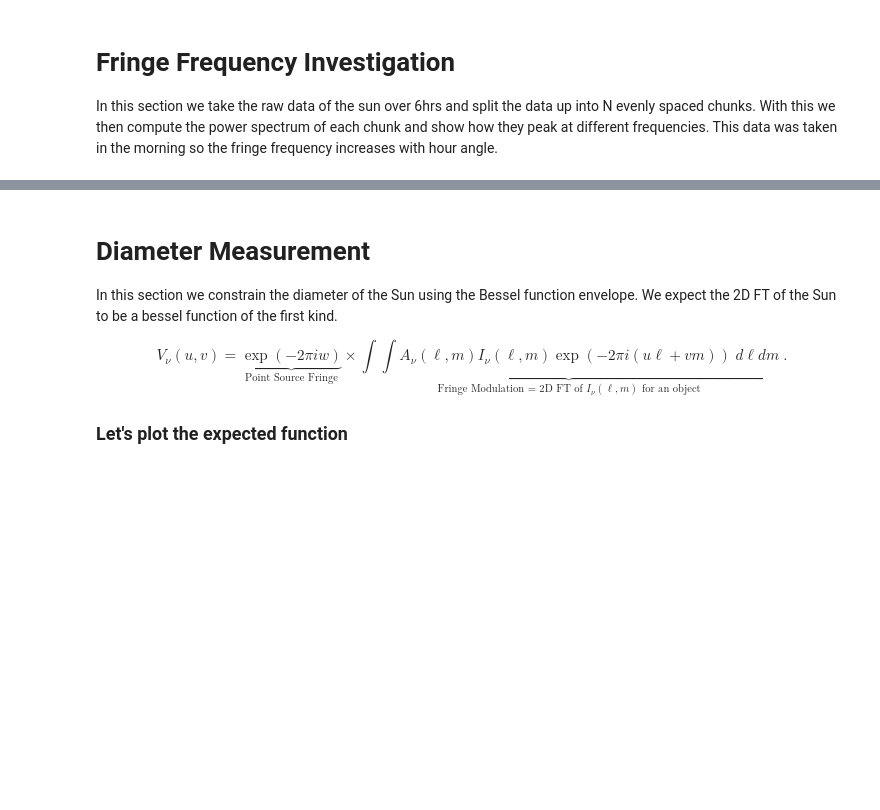
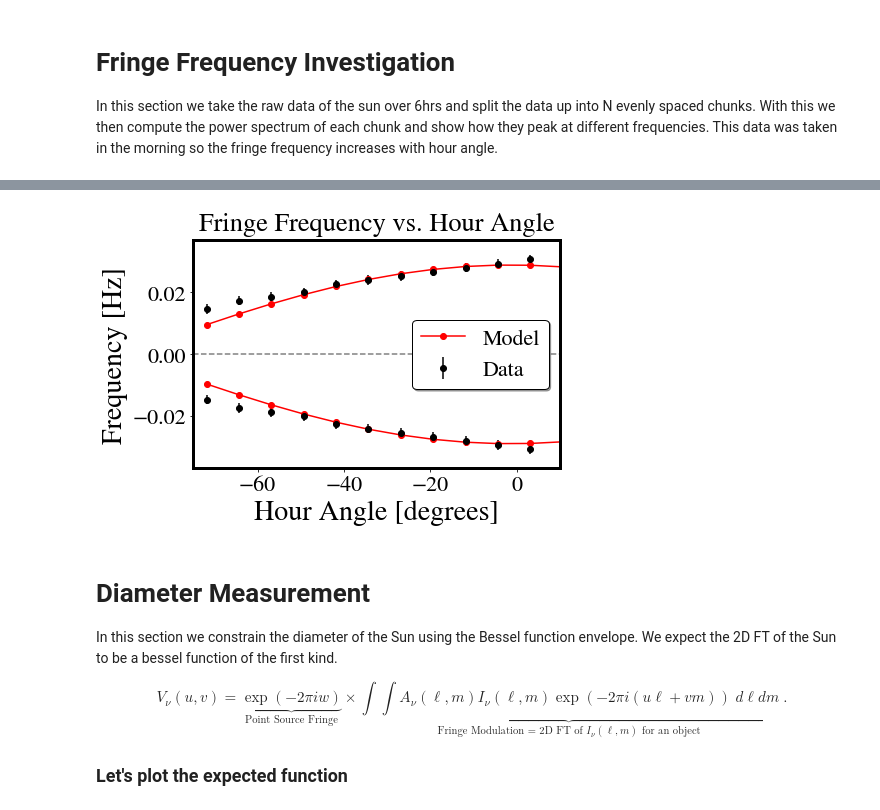
Before and after one commit to James11222/radiolab_repo, a Jupyter notebook: lab3/James/diameter_fitting.ipynb, the cells around one changed output, grey strips where cells are left out. Saved outputs shown, nothing was run; the diff lists cells and outputs as text; code cells hidden in the pictures; blank space fills up the shorter version.

```diff
--- a/lab3/James/diameter_fitting.ipynb
+++ b/lab3/James/diameter_fitting.ipynb
@@ -125,3 +166,20 @@ plt.show()
+# %%
+plt.figure(figsize=(7,5))
+plt.plot(ha_peaks, ff / 1.3, 'r', marker='o', label="Model")
+plt.plot(ha_peaks, ff*-1 / 1.3 , 'r', marker='o')
+plt.errorbar(ha_peaks, p_freqs,yerr=0.0015, color="black", fmt="o", label="Data")
+plt.errorbar(ha_peaks, n_freqs,yerr=0.0015, color="black", fmt="o")
+plt.xlabel('Hour Angle [degrees]', fontsize=28)
+plt.ylabel('Frequency [Hz]', fontsize=28)
+plt.title('Fringe Frequency vs. Hour Angle', pad=10)
+plt.hlines(y=0, xmin=-75, xmax=20, color="grey", linestyle="--")
+plt.xlim(-75,10)
+plt.legend(edgecolor="black", shadow=True)
+plt.tight_layout()
+# plt.savefig("Fringe_Frequency.pdf", dpi=300, bbox_inches="tight")
+plt.show()
+# %% [output]
+[figure, added]
 # %% [markdown]
 # Diameter Measurement
 
```
Also changed, not shown: parts of 7 cells of this notebook, 7 other files.
